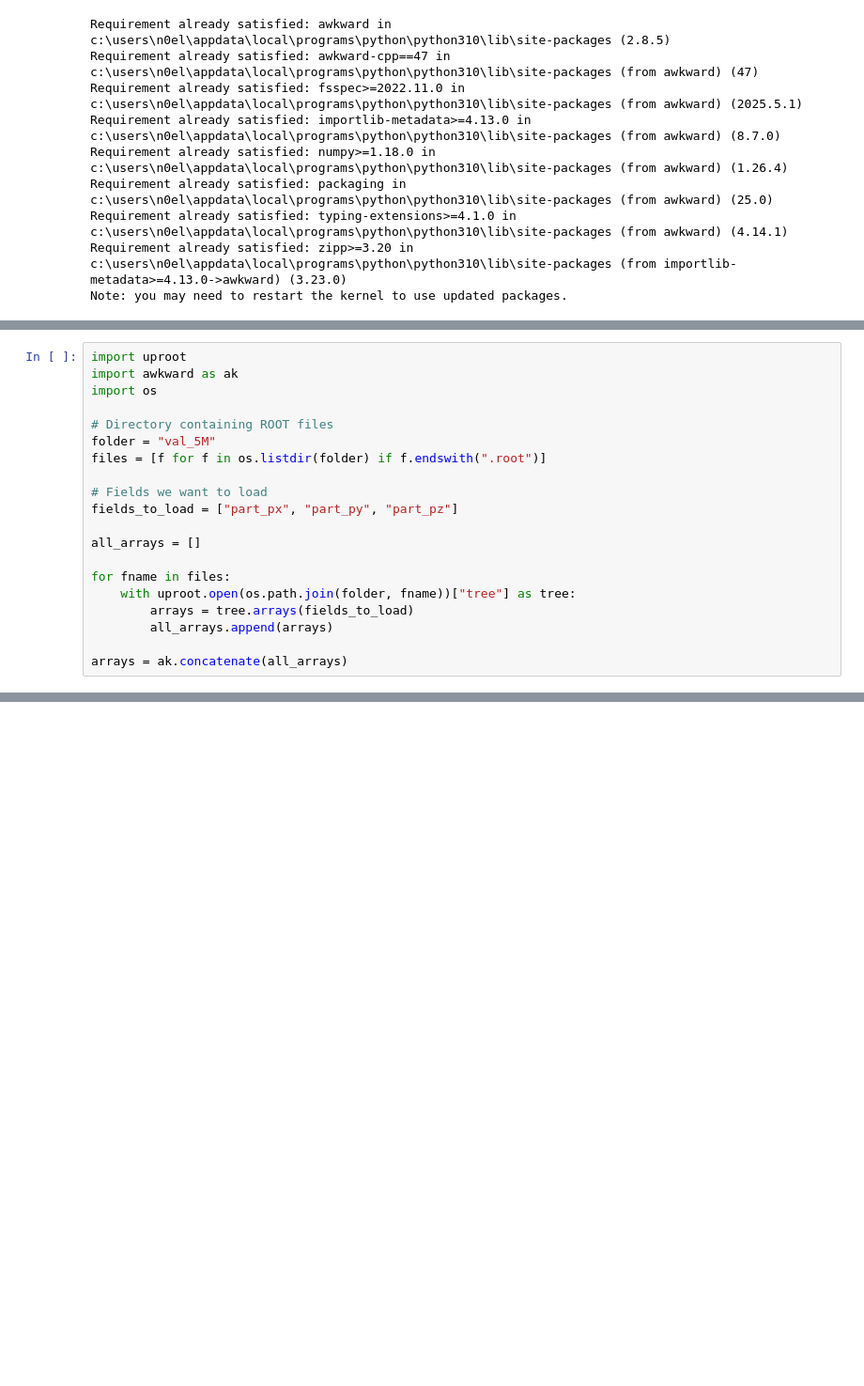
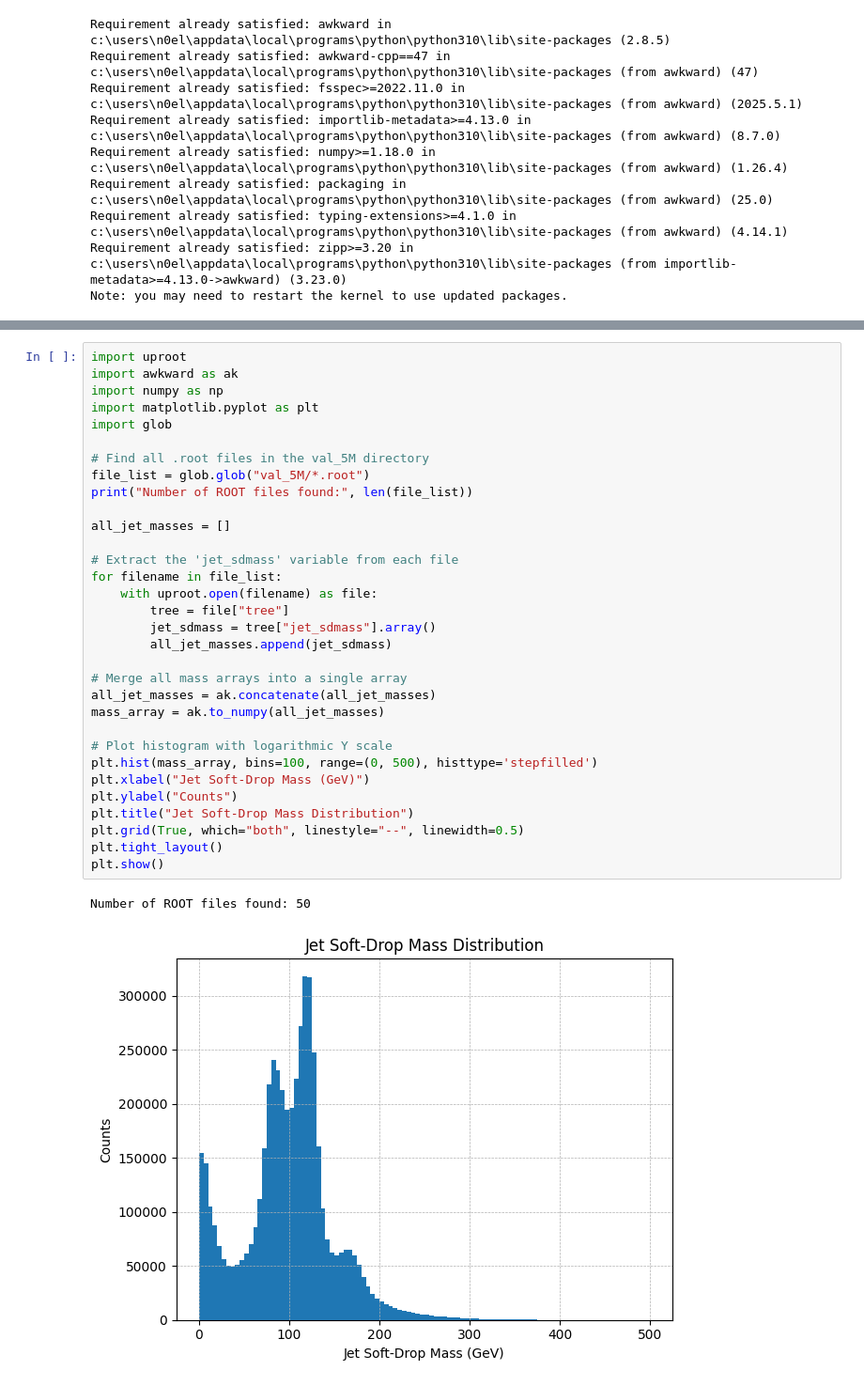
Before and after one commit to jovannareyesc/transfer-learning-for-particle-physics-applications, a Jupyter notebook: AnalysisJetClass.ipynb, the cells around one changed output, grey strips where cells are left out. Shown at 94% size. Cells and saved outputs as stored; diff of their text form; blank space fills up the shorter version.

```diff
--- a/AnalysisJetClass.ipynb
+++ b/AnalysisJetClass.ipynb
@@ -601,20 +103,0 @@ else:
-# %%
-import uproot
-import awkward as ak
-import os
-
-# Directory containing ROOT files
-folder = "val_5M"
-files = [f for f in os.listdir(folder) if f.endswith(".root")]
-
-# Fields we want to load
-fields_to_load = ["part_px", "part_py", "part_pz"]
-
-all_arrays = []
-
-for fname in files:
-    with uproot.open(os.path.join(folder, fname))["tree"] as tree:
-        arrays = tree.arrays(fields_to_load)
-        all_arrays.append(arrays)
-
-arrays = ak.concatenate(all_arrays)
@@ -648,0 +239,35 @@ plt.show()
+# %%
+import uproot
+import awkward as ak
+import numpy as np
+import matplotlib.pyplot as plt
+import glob
+
+# Find all .root files in the val_5M directory
+file_list = glob.glob("val_5M/*.root")
+print("Number of ROOT files found:", len(file_list))
+
+all_jet_masses = []
+
+# Extract the 'jet_sdmass' variable from each file
+for filename in file_list:
+    with uproot.open(filename) as file:
+        tree = file["tree"]
+        jet_sdmass = tree["jet_sdmass"].array()
+        all_jet_masses.append(jet_sdmass)
+
+# Merge all mass arrays into a single array
+all_jet_masses = ak.concatenate(all_jet_masses)
+mass_array = ak.to_numpy(all_jet_masses)
+
+# Plot histogram with logarithmic Y scale
+plt.hist(mass_array, bins=100, range=(0, 500), histtype='stepfilled')
+plt.xlabel("Jet Soft-Drop Mass (GeV)")
+plt.ylabel("Counts")
+plt.title("Jet Soft-Drop Mass Distribution")
+plt.grid(True, which="both", linestyle="--", linewidth=0.5)
+plt.tight_layout()
+plt.show()
+# %% [output]
+Number of ROOT files found: 50
+[figure, added]
```
Also changed, not shown: parts of 27 cells of this notebook.
